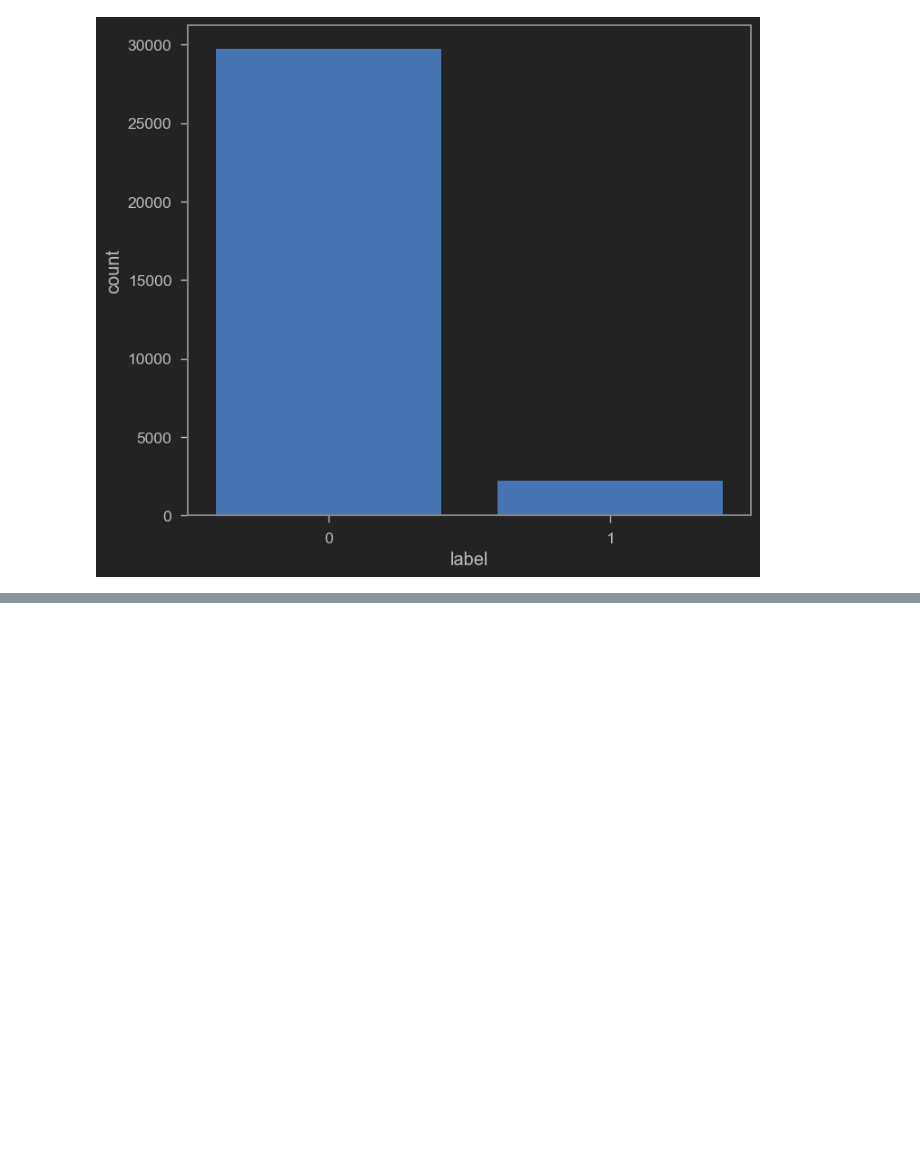
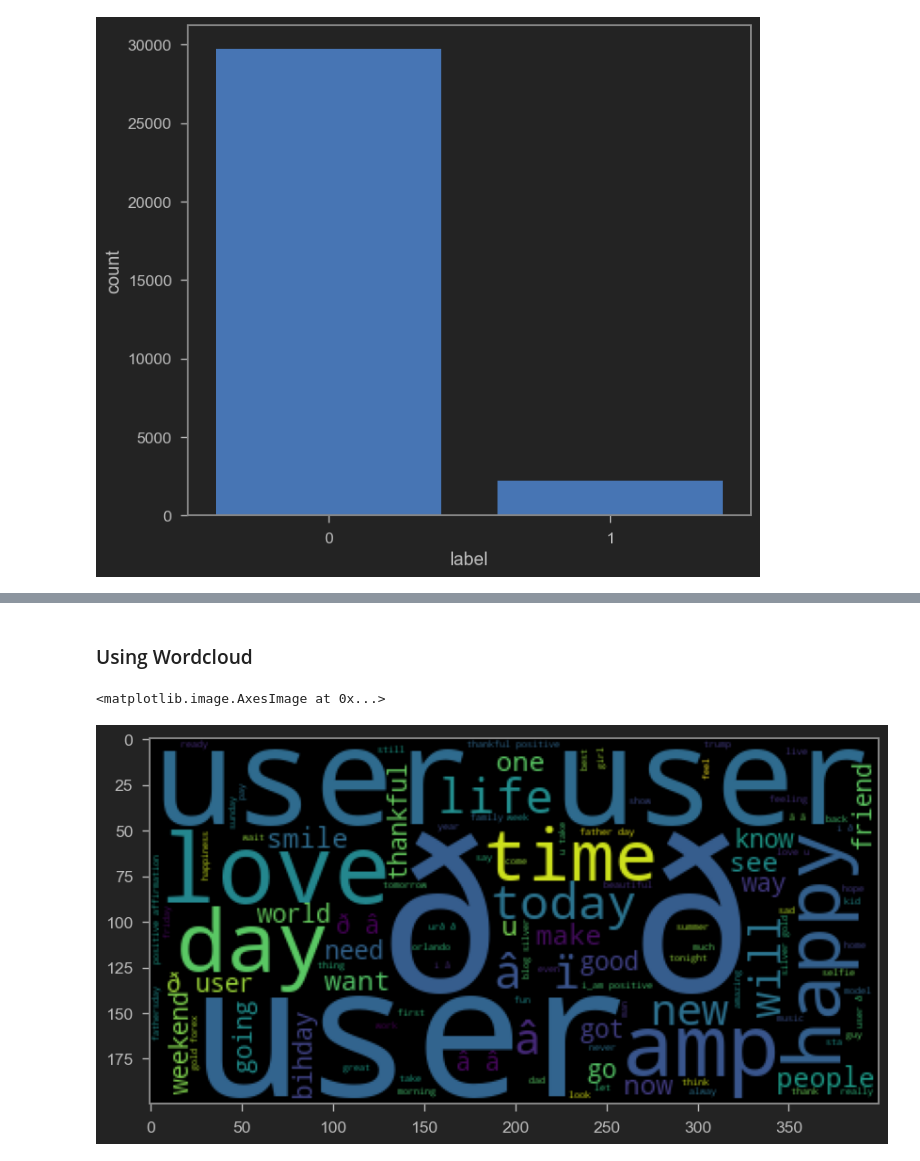
Before and after one commit to krishnanshh/Twitter-Sentiment-Analysis, a Jupyter notebook: twitter_sentiment_analysis_main.ipynb, the cells around one changed output, grey strips where cells are left out. Drawn from its saved outputs; the diff is of its cells as text; code cells hidden in the pictures; blank space fills up the shorter version.

```diff
--- a/twitter_sentiment_analysis_main.ipynb
+++ b/twitter_sentiment_analysis_main.ipynb
@@ -66,0 +104,2 @@ sns.countplot(x='label', data=tweets_data)
+# %% [markdown]
+### Using Wordcloud
@@ -66,0 +110,15 @@ sns.countplot(x='label', data=tweets_data)
+# %%
+#joining tweets in 1 list as sentences
+sentences = tweets_df['tweet'].tolist()
+# %%
+#joining sentences as 1 string
+sentences_as_one_string =" ".join(sentences)
+# %%
+#plotting wordcloud for single sentence string
+from wordcloud import WordCloud
+
+plt.figure(figsize=(10,10))
+plt.imshow(WordCloud().generate(sentences_as_one_string))
+# %% [output]
+<matplotlib.image.AxesImage at 0x...>
+[figure, added]
```
Also changed, not shown: parts of 9 cells of this notebook.
